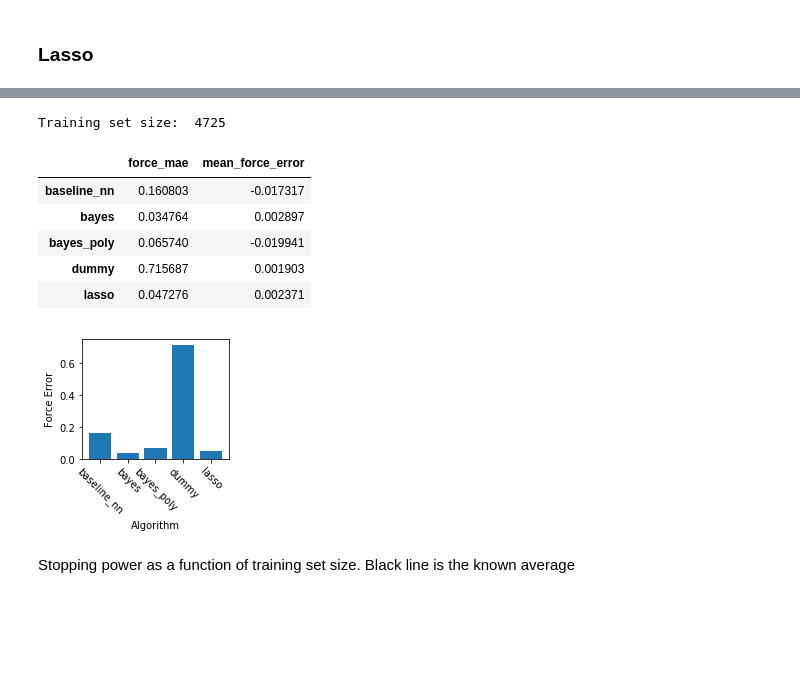
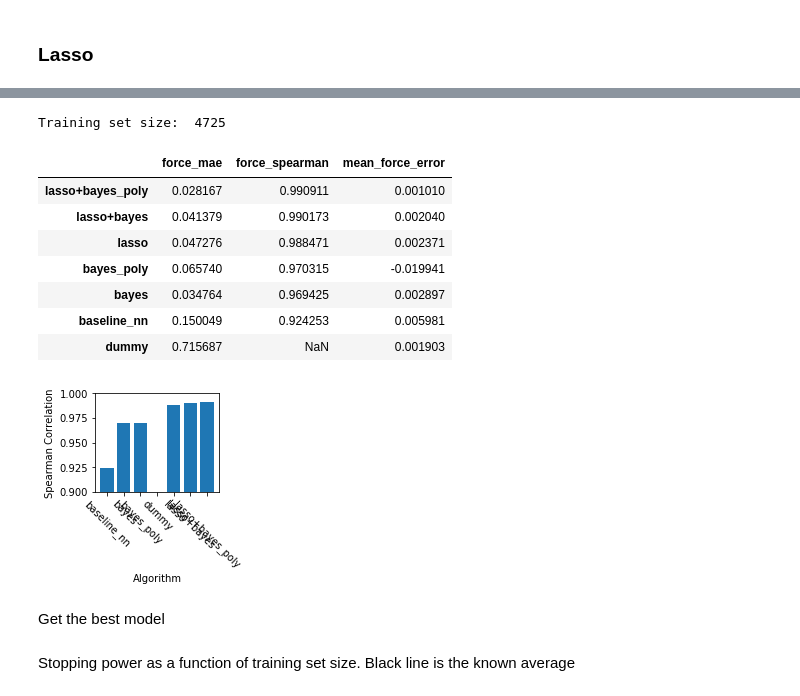
Before and after one commit to globus-labs/stopping-power-ml, a Jupyter notebook: build-machine-learning-model.ipynb, the cells around one changed output, grey strips where cells are left out. Saved outputs shown, nothing was run; the diff lists cells and outputs as text; code cells hidden in the pictures; blank space fills up the shorter version.

Commit message:
Switched to using LASSO+Bayes

```diff
--- a/build-machine-learning-model.ipynb
+++ b/build-machine-learning-model.ipynb
@@ -277,37 +244,43 @@ Mean absolute error of the force averaged across the entire trajectory
 # %%
 experiment_number = 14
 
-print('Training set size: ', test_results['dummy']['over_time']['training_size'][experiment_number])
+print('Training set size: ', test_results['lasso']['over_time']['training_size'][experiment_number])
 results = dict([
     (name, {'force_mae': np.abs(data[y_col] - my_data['over_time']['traj'][experiment_number]).mean(),
+            'force_spearman': stats.spearmanr(data[y_col], my_data['over_time']['traj'][experiment_number])[0],
             'mean_force_error': data[y_col].mean() - my_data['over_time']['mean_force'][experiment_number]})
     for name, my_data in test_results.items()
 ])
 over_time_results = pd.DataFrame(results).T
-over_time_results
+over_time_results.sort_values('force_spearman', ascending=False)
 # %% [output]
 Training set size:  4725
-|  | force_mae | mean_force_error |
-| baseline_nn | 0.160803 | -0.017317 |
-| bayes | 0.034764 | 0.002897 |
-| bayes_poly | 0.065740 | -0.019941 |
-| dummy | 0.715687 | 0.001903 |
-| lasso | 0.047276 | 0.002371 |
+|  | force_mae | force_spearman | mean_force_error |
+| lasso+bayes_poly | 0.028167 | 0.990911 | 0.001010 |
+| lasso+bayes | 0.041379 | 0.990173 | 0.002040 |
+| lasso | 0.047276 | 0.988471 | 0.002371 |
+| bayes_poly | 0.065740 | 0.970315 | -0.019941 |
+| bayes | 0.034764 | 0.969425 | 0.002897 |
+| baseline_nn | 0.150049 | 0.924253 | 0.005981 |
+| dummy | 0.715687 | NaN | 0.001903 |
 # %%
 fig, ax = plt.subplots()
 
-ax.bar(range(len(over_time_results)), over_time_results['force_mae'])
+ax.bar(range(len(over_time_results)), over_time_results['force_spearman'])
 
 ax.set_xticks(range(len(over_time_results)))
 ax.set_xticklabels(list(over_time_results.index), fontsize=10, rotation=-45);
 
-ax.set_ylabel('Force Error')
+ax.set_ylim(0.9, 1)
+ax.set_ylabel('Spearman Correlation')
 ax.set_xlabel('Algorithm', fontsize=10)
 
 fig.set_size_inches(2.9, 3)
 fig.tight_layout()
 
 fig.savefig('figures/ml_algorithm_error.pdf')
 fig.savefig('figures/ml_algorithm_error.png', dpi=320)
 # %% [output]
-[figure, old version]
+[figure, new version]
+# %% [markdown]
+Get the best model
```
Also changed, not shown: parts of 50 cells of this notebook, 18 other files.
